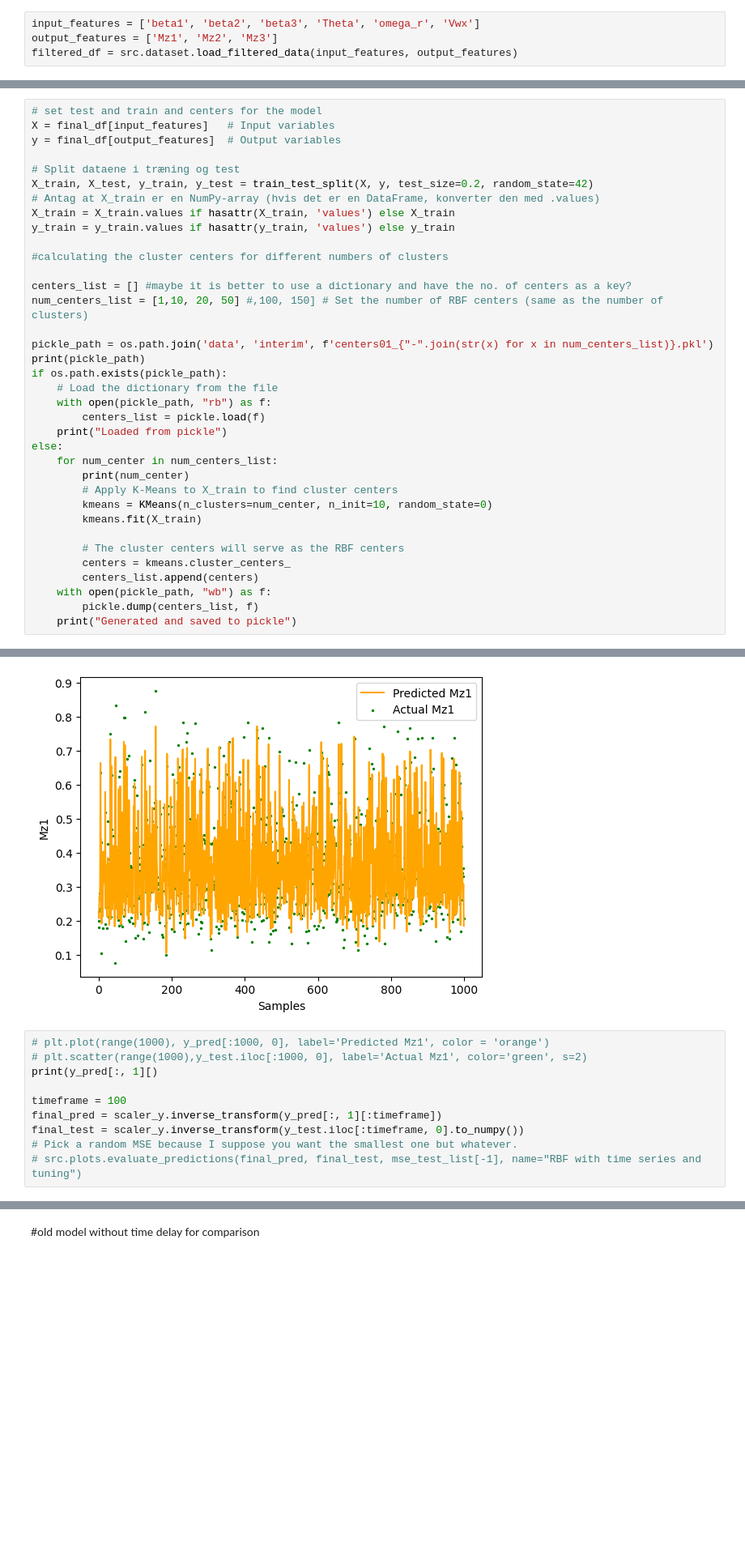
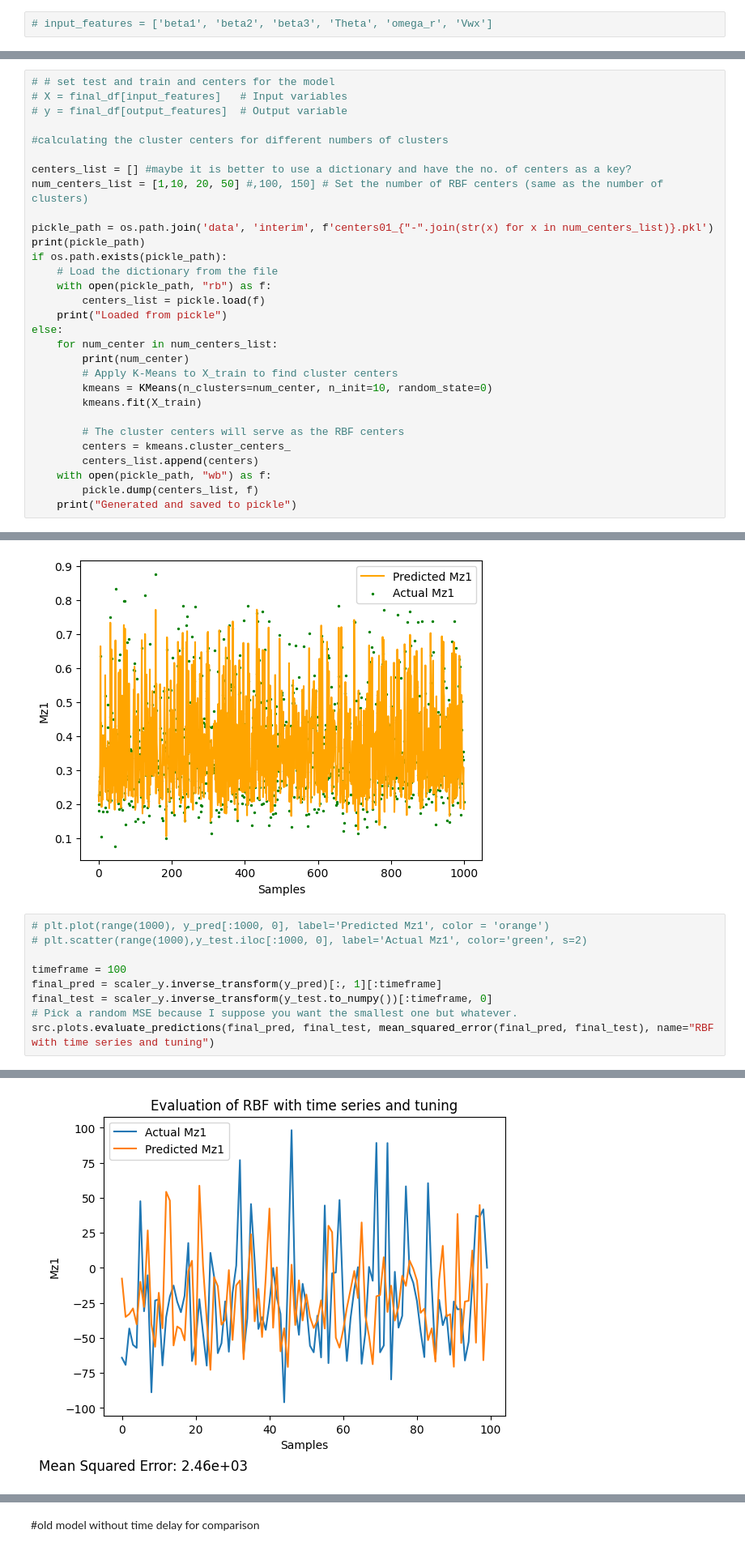
Before and after one commit to hugojjohnson/02456-deep-learning-project, a Jupyter notebook: notebooks/Windturbine_dfbwithtimeseries1411.ipynb, the cells around one changed output, grey strips where cells are left out. Shown at 81% size. Saved outputs shown, nothing was run; the diff lists cells and outputs as text; blank space fills up the shorter version.

```diff
--- a/notebooks/Windturbine_dfbwithtimeseries1411.ipynb
+++ b/notebooks/Windturbine_dfbwithtimeseries1411.ipynb
@@ -37,7 +35,5 @@ Access the datasets
 # %%
-input_features = ['beta1', 'beta2', 'beta3', 'Theta', 'omega_r', 'Vwx']
-output_features = ['Mz1', 'Mz2', 'Mz3']
-filtered_df = src.dataset.load_filtered_data(input_features, output_features)
+# input_features = ['beta1', 'beta2', 'beta3', 'Theta', 'omega_r', 'Vwx']
 # %% [output]
 Loaded from pickle
 # %% [markdown]
@@ -149,15 +145,9 @@ class RBFNetwork:
         G = self._rbf(X)
         return G.dot(self.weights)
 # %%
-# set test and train and centers for the model
-X = final_df[input_features]   # Input variables
-y = final_df[output_features]  # Output variables
-
-# Split dataene i træning og test
-X_train, X_test, y_train, y_test = train_test_split(X, y, test_size=0.2, random_state=42)
-# Antag at X_train er en NumPy-array (hvis det er en DataFrame, konverter den med .values)
-X_train = X_train.values if hasattr(X_train, 'values') else X_train
-y_train = y_train.values if hasattr(y_train, 'values') else y_train
+# # set test and train and centers for the model
+# X = final_df[input_features]   # Input variables
+# y = final_df[output_features]  # Output variable
 
 #calculating the cluster centers for different numbers of clusters
 
@@ -283,11 +288,10 @@ sigma:2.0 Mean Squared Error of train data: 0.0037129898983643017 Mean Squared E
 # %%
 # plt.plot(range(1000), y_pred[:1000, 0], label='Predicted Mz1', color = 'orange')
 # plt.scatter(range(1000),y_test.iloc[:1000, 0], label='Actual Mz1', color='green', s=2)
-print(y_pred[:, 1][)
 
 timeframe = 100
-final_pred = scaler_y.inverse_transform(y_pred[:, 1][:timeframe])
-final_test = scaler_y.inverse_transform(y_test.iloc[:timeframe, 0].to_numpy())
+final_pred = scaler_y.inverse_transform(y_pred)[:, 1][:timeframe]
+final_test = scaler_y.inverse_transform(y_test.to_numpy())[:timeframe, 0]
 # Pick a random MSE because I suppose you want the smallest one but whatever.
-# src.plots.evaluate_predictions(final_pred, final_test, mse_test_list[-1], name="RBF with time series and tuning")
+src.plots.evaluate_predictions(final_pred, final_test, mean_squared_error(final_pred, final_test), name="RBF with time series and tuning")
 # %% [output]
@@ -312,3 +298,4 @@ ValueError: non-broadcastable output operand with shape (100,1) doesn't match th
+[figure, added]
 # %%
 print("Hi")
 y_actual_i_guess = scaler_y.inverse_transform(y_pred)
```
Also changed, not shown: parts of 5 cells of this notebook, 8 other files.
